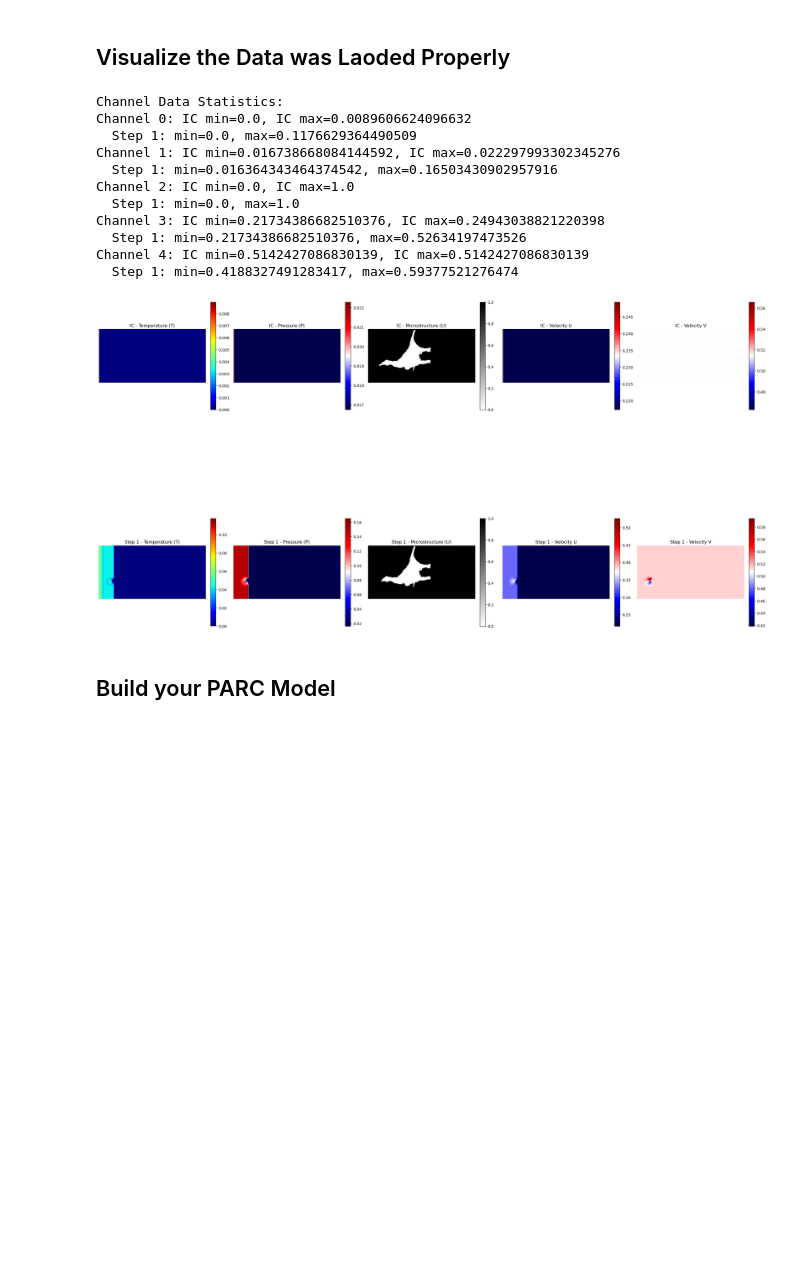
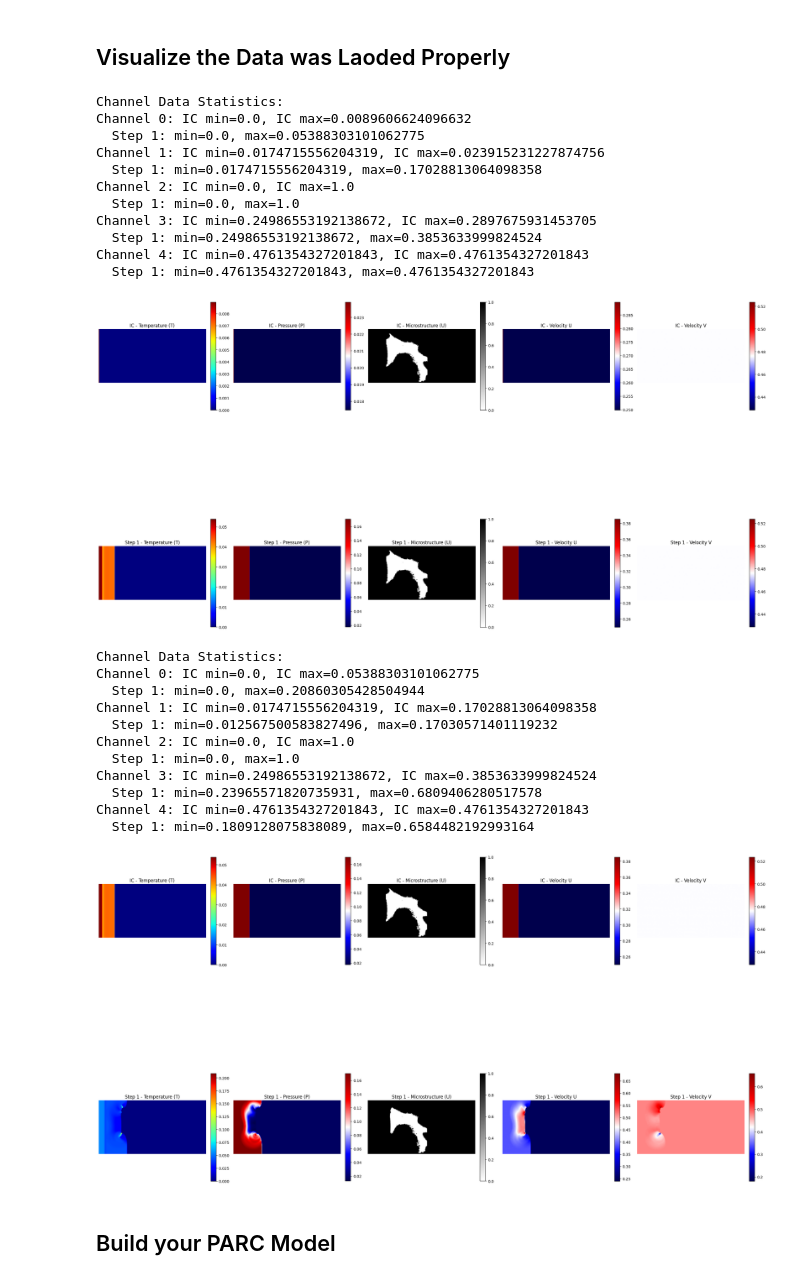
Before and after one commit to baeklab/PARCtorch, a Jupyter notebook: PARCtorch/demos/EnergeticMaterials.ipynb, the cells around one changed output. Saved outputs shown, nothing was run; the diff lists cells and outputs as text; code cells hidden in the pictures; blank space fills up the shorter version.

```diff
--- a/PARCtorch/demos/EnergeticMaterials.ipynb
+++ b/PARCtorch/demos/EnergeticMaterials.ipynb
@@ -11,11 +12,8 @@ sys.path.append(os.path.abspath(os.path.join(os.getcwd(), "..")))
 from data.normalization import compute_min_max
 # %%
 # Example usage
-data_dirs = [
-    "/project/vil_baek/data/physics/PARCTorch/HMX/train",
-    "/project/vil_baek/data/physics/PARCTorch/HMX/test",
-]
-output_file = "../data/hmx_min_max.json"
+data_dirs = ["/data/hmx/tn", "/data/hmx/tt"]
+output_file = "/log/hmx_min_max.json"
 compute_min_max(data_dirs, output_file)
 # %% [output]
 Calculating channel-wise min and max values for normalization...
@@ -37,21 +34,20 @@ from data.dataset import (
     initial_condition_collate_fn,
 )
 from utilities.viz import visualize_channels, save_gifs_with_ground_truth
+
 import torch
 from torch.utils.data import DataLoader
 import logging
 
 # Set up logging
-logging.basicConfig(
-    level=logging.INFO, format="%(asctime)s [%(levelname)s] %(message)s"
-)
+# logging.basicConfig(level=logging.INFO, format="%(asctime)s [%(levelname)s] %(message)s")
 
 # Example configuration for HMX dataset
-data_dir_train = "/project/vil_baek/data/physics/PARCTorch/HMX/train"  # Replace with your actual train directory path
-data_dir_test = "/project/vil_baek/data/physics/PARCTorch/HMX/test"  # Replace with your actual test directory path
+data_dir_train = data_dirs[0]
+data_dir_test = data_dirs[1]
 future_steps = 1
 # Path to the min_max.json file
-min_max_path = os.path.join("..", "data", "hmx_min_max.json")  # Correct path
+min_max_path = output_file
 batch_size = 1
 
 # Initialize the dataset
@@ -68,5 +64,4 @@ train_loader = DataLoader(
     shuffle=False,
     num_workers=1,
     pin_memory=True,
-    collate_fn=custom_collate_fn,
-)
+    collate_fn=custom_collate_fn)
@@ -80,39 +69,53 @@ train_loader = DataLoader(
 ## Visualize the Data was Laoded Properly
 # %%
 # Fetch a batch and visualize
-for batch in train_loader:
+for batch_idx, batch in enumerate(train_loader):
     ic, t0, t1, target = batch
     channel_names = [
         "Temperature (T)",
         "Pressure (P)",
         "Microstructure (U)",
         "Velocity U",
         "Velocity V",
     ]
     custom_cmaps = ["jet", "seismic", "binary", "seismic", "seismic"]
 
     visualize_channels(
         ic,
         t0,
         t1,
         target,
         channel_names=channel_names,
         channel_cmaps=custom_cmaps,
     )
-    break  # Visualize one batch for now
+    # Visualize one batch for now
+    if batch_idx == 1:
+        break
 # %% [output]
 Channel Data Statistics:
 Channel 0: IC min=0.0, IC max=0.0089606624096632
-  Step 1: min=0.0, max=0.1176629364490509
-Channel 1: IC min=0.016738668084144592, IC max=0.022297993302345276
-  Step 1: min=0.016364343464374542, max=0.16503430902957916
+  Step 1: min=0.0, max=0.05388303101062775
+Channel 1: IC min=0.0174715556204319, IC max=0.023915231227874756
+  Step 1: min=0.0174715556204319, max=0.17028813064098358
 Channel 2: IC min=0.0, IC max=1.0
   Step 1: min=0.0, max=1.0
-Channel 3: IC min=0.21734386682510376, IC max=0.24943038821220398
-  Step 1: min=0.21734386682510376, max=0.52634197473526
-Channel 4: IC min=0.5142427086830139, IC max=0.5142427086830139
-  Step 1: min=0.4188327491283417, max=0.59377521276474
+Channel 3: IC min=0.24986553192138672, IC max=0.2897675931453705
+  Step 1: min=0.24986553192138672, max=0.3853633999824524
+Channel 4: IC min=0.4761354327201843, IC max=0.4761354327201843
+  Step 1: min=0.4761354327201843, max=0.4761354327201843
-[figure, old version]
+[figure, new version]
+Channel Data Statistics:
+Channel 0: IC min=0.0, IC max=0.05388303101062775
+  Step 1: min=0.0, max=0.20860305428504944
+Channel 1: IC min=0.0174715556204319, IC max=0.17028813064098358
+  Step 1: min=0.012567500583827496, max=0.17030571401119232
+Channel 2: IC min=0.0, IC max=1.0
+  Step 1: min=0.0, max=1.0
+Channel 3: IC min=0.24986553192138672, IC max=0.3853633999824524
+  Step 1: min=0.23965571820735931, max=0.6809406280517578
+Channel 4: IC min=0.4761354327201843, IC max=0.4761354327201843
+  Step 1: min=0.1809128075838089, max=0.6584482192993164
+[figure, added]
 # %% [markdown]
 ## Build your PARC Model
 # %%
```
Also changed, not shown: parts of 10 cells of this notebook.
